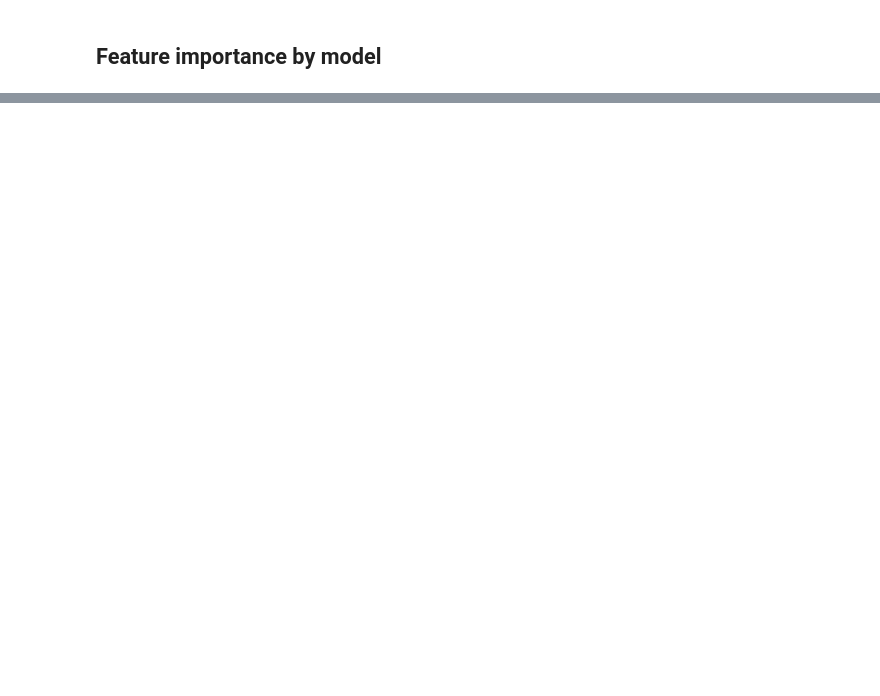
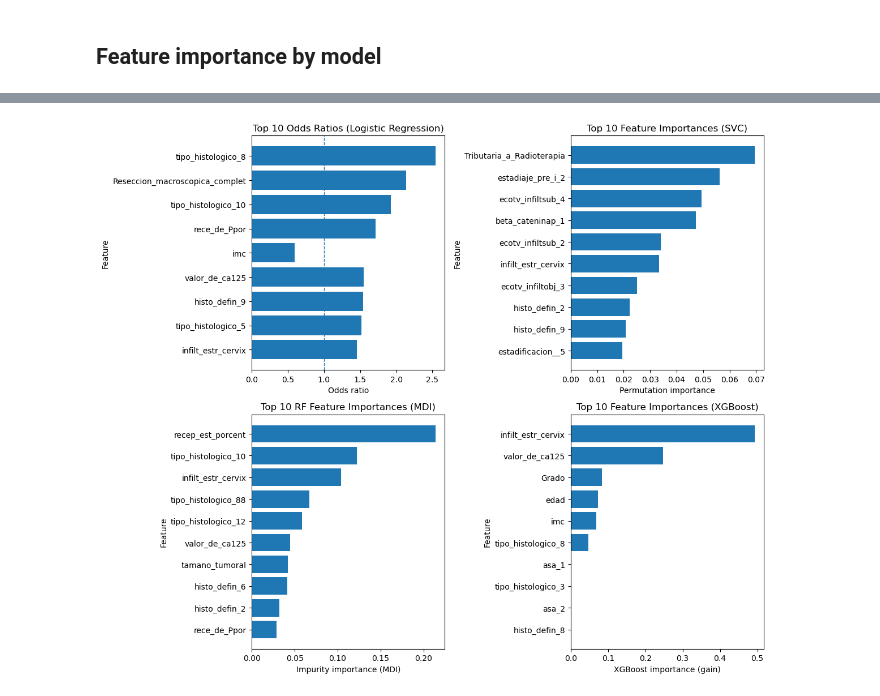
Before and after one commit to juanravm/CARE, a Jupyter notebook: att_explor.ipynb, the cells around one changed output, grey strips where cells are left out. Drawn from its saved outputs; the diff is of its cells as text; code cells hidden in the pictures; blank space fills up the shorter version.

```diff
--- a/att_explor.ipynb
+++ b/att_explor.ipynb
@@ -123,0 +180,17 @@ svc_perm = permutation_importance_table(pipe, X_test, y_test, scoring="roc_auc")
+# %%
+# Build full vector (including zeros for unused features)
+imp = np.zeros(len(selected_cols), dtype=float)
+for k, v in score.items():
+    if k.startswith("f"):
+        idx = int(k[1:])
+        if 0 <= idx < len(imp):
+            imp[idx] = v
+
+xgb_imp = (pd.DataFrame({
+    "feature": selected_cols,
+    f"importance_{importance_type}": imp,
+})
+.sort_values(f"importance_{importance_type}", ascending=False)
+.reset_index(drop=True))
+
+xgb_imp.head(20)
@@ -157,0 +211,55 @@ KeyError: 'importance_mean'
+# %%
+import matplotlib.pyplot as plt
+
+fig, axes = plt.subplots(2, 2, figsize=(12, 10))
+
+# ---- (1) Logistic Regression: Odds Ratios ----
+ax = axes[0, 0]
+ax.barh(
+    top10_lr["feature"][::-1],
+    top10_lr["odds_ratio"][::-1],
+)
+ax.axvline(1, linestyle="--", linewidth=1)
+ax.set_xlabel("Odds ratio")
+ax.set_ylabel("Feature")
+ax.set_title("Top 10 Odds Ratios (Logistic Regression)")
+
+# ---- (2) SVC: Permutation importance ----
+top10_sv = svc_perm.head(10)
+ax = axes[0, 1]
+ax.barh(
+    top10_sv["feature"][::-1],
+    top10_sv["importance_mean"][::-1],
+)
+ax.set_xlabel("Permutation importance")
+ax.set_ylabel("Feature")
+ax.set_title("Top 10 Feature Importances (SVC)")
+
+# ---- (3) Random Forest: Impurity (MDI) ----
+top10_rf = rf_mdi.head(10)
+ax = axes[1, 0]
+ax.barh(
+    top10_rf["feature"][::-1],
+    top10_rf["importance_mdi"][::-1],
+)
+ax.set_xlabel("Impurity importance (MDI)")
+ax.set_ylabel("Feature")
+ax.set_title("Top 10 RF Feature Importances (MDI)")
+
+# ---- (4) XGBoost: Gain (or chosen importance_type) ----
+col = f"importance_{importance_type}"
+top10_xgb = xgb_imp.head(10)
+ax = axes[1, 1]
+ax.barh(
+    top10_xgb["feature"][::-1],
+    top10_xgb[col][::-1],
+)
+ax.set_xlabel(f"XGBoost importance ({importance_type})")
+ax.set_ylabel("Feature")
+ax.set_title("Top 10 Feature Importances (XGBoost)")
+
+# ---- Layout ----
+fig.tight_layout()
+plt.show()
+# %% [output]
+[figure, added]
```
Also changed, not shown: parts of 10 cells of this notebook, 20 other files.
